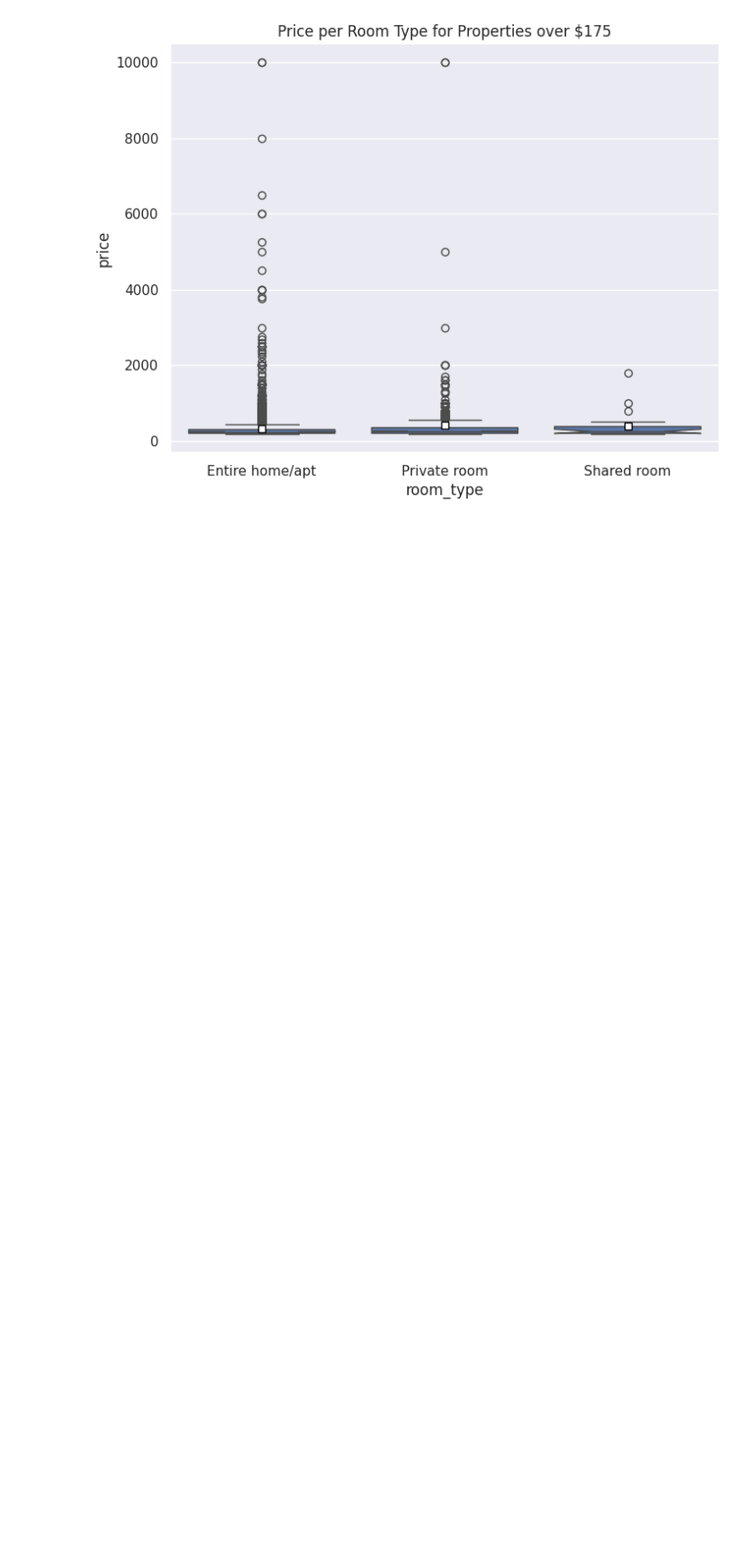
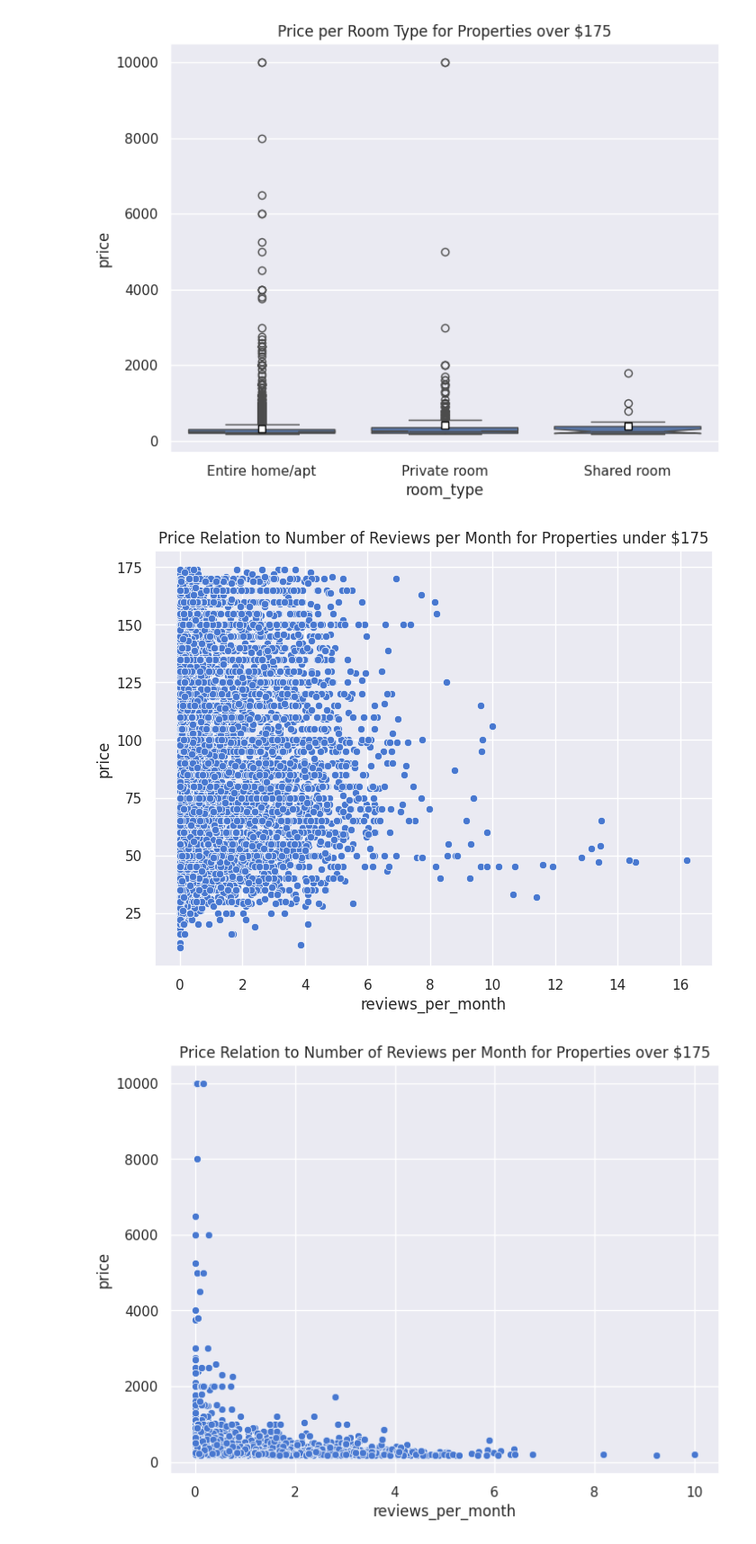
Before and after one commit to aayushkumar1/EDA, a Jupyter notebook: Copy_of_Untitled5.ipynb, the cells around one changed output. Shown at 90% size. Drawn from its saved outputs; the diff is of its cells as text; code cells hidden in the pictures; blank space fills up the shorter version.

```diff
--- a/Copy_of_Untitled5.ipynb
+++ b/Copy_of_Untitled5.ipynb
@@ -452,3 +452,31 @@ plt.show()
 # %% [output]
 [figure]
 [figure]
+# %%
+#let's see the price relation with number of reviews per month.
+sns.set_palette('muted')
+
+x = 'reviews_per_month'
+y = 'price'
+
+title = 'Price Relation to Number of Reviews per Month for Properties under $175'
+data_filtered = dt.loc[(dt['price'] < 175) & (dt['reviews_per_month'] < 30)]
+f, ax = plt.subplots(figsize=(8, 6))
+sns.scatterplot(x=x, y=y, data=data_filtered)
+plt.title(title)
+plt.show()
+
+sns.set_palette('muted')
+
+x = 'reviews_per_month'
+y = 'price'
+
+title = 'Price Relation to Number of Reviews per Month for Properties over $175'
+data_filtered = dt.loc[(dt['price'] > 175) & (dt['reviews_per_month'] < 30)]
+f, ax = plt.subplots(figsize=(8, 6))
+sns.scatterplot(x=x, y=y, data=data_filtered)
+plt.title(title)
+plt.show()
+# %% [output]
+[figure, added]
+[figure, added]
```
Also changed, not shown: parts of 6 cells of this notebook.
